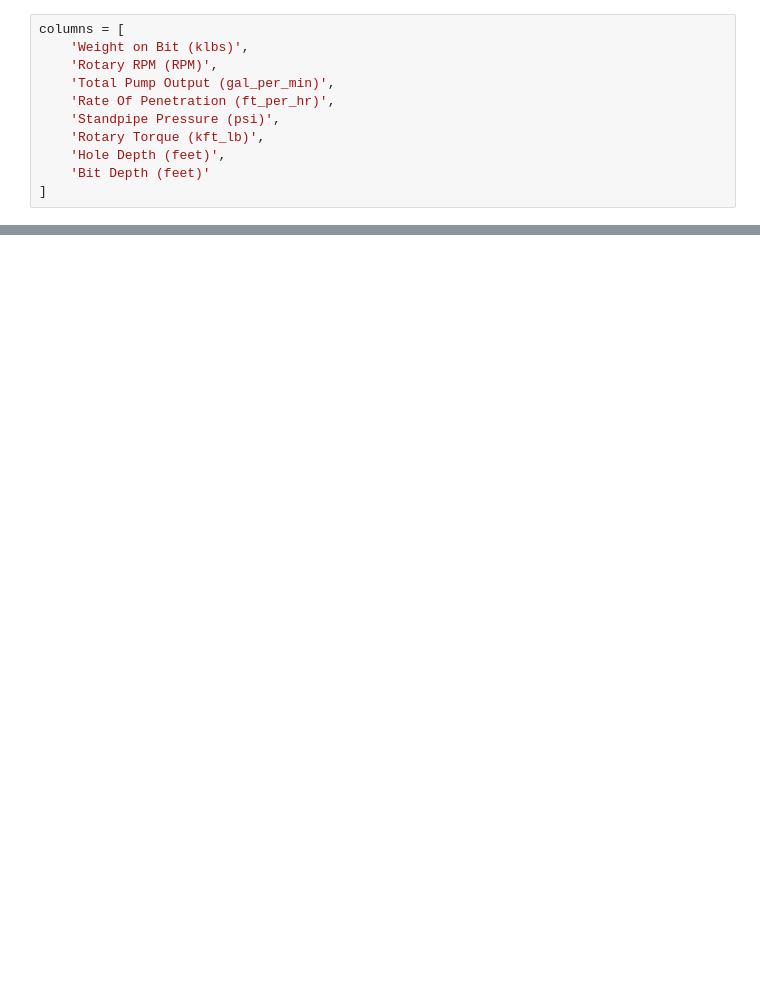
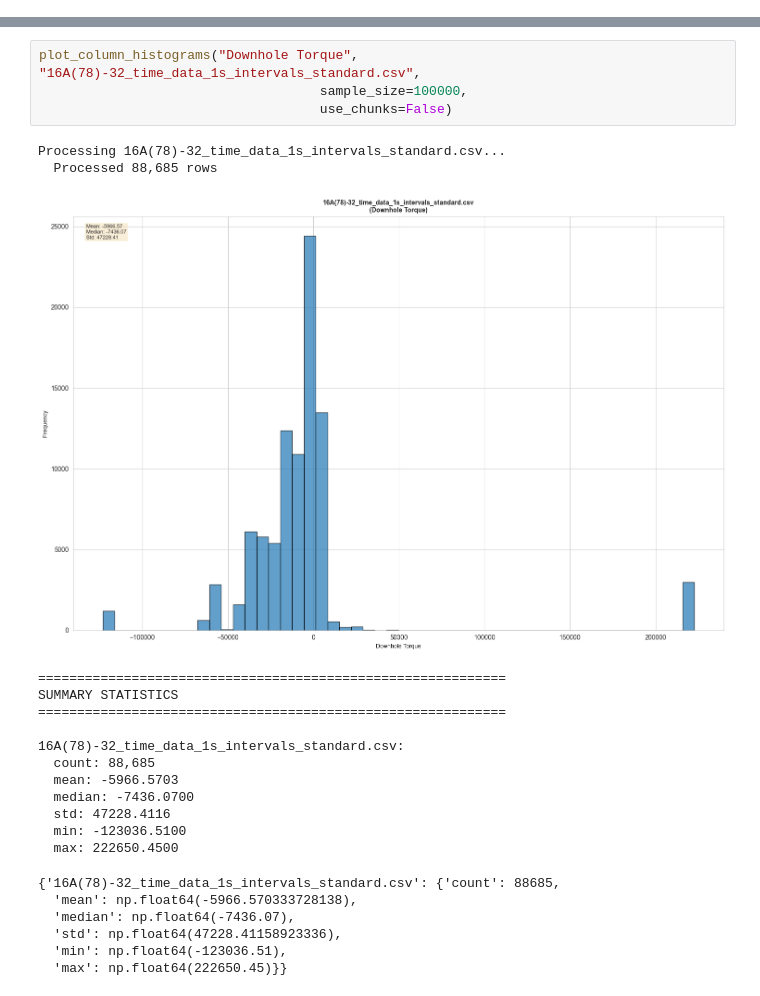
Before and after one commit to thesixtium/masked-autoencoder-foundation-model-for-oil-and-gas-drilling, a Jupyter notebook: main.ipynb, the cells around one changed output, grey strips where cells are left out. Saved outputs shown, nothing was run; the diff lists cells and outputs as text; blank space fills up the shorter version.

```diff
--- a/main.ipynb
+++ b/main.ipynb
@@ -40,11 +0,0 @@ NumPy: 1.23.5
-# %%
-columns = [
-    'Weight on Bit (klbs)',
-    'Rotary RPM (RPM)',
-    'Total Pump Output (gal_per_min)',
-    'Rate Of Penetration (ft_per_hr)',
-    'Standpipe Pressure (psi)',
-    'Rotary Torque (kft_lb)',
-    'Hole Depth (feet)',
-    'Bit Depth (feet)'
-]
@@ -562,0 +246,25 @@ for example_idx in range(num_examples):
+# %%
+plot_column_histograms("Downhole Torque", "16A(78)-32_time_data_1s_intervals_standard.csv",
+                                    sample_size=100000,
+                                    use_chunks=False)
+# %% [output]
+Processing 16A(78)-32_time_data_1s_intervals_standard.csv...
+  Processed 88,685 rows
+[figure, added]
+============================================================
+SUMMARY STATISTICS
+============================================================
+
+16A(78)-32_time_data_1s_intervals_standard.csv:
+  count: 88,685
+  mean: -5966.5703
+  median: -7436.0700
+  std: 47228.4116
+  min: -123036.5100
+  max: 222650.4500
+{'16A(78)-32_time_data_1s_intervals_standard.csv': {'count': 88685,
+  'mean': np.float64(-5966.570333728138),
+  'median': np.float64(-7436.07),
+  'std': np.float64(47228.41158923336),
+  'min': np.float64(-123036.51),
+  'max': np.float64(222650.45)}}
```
Also changed, not shown: parts of 20 cells of this notebook, 5 other files.
